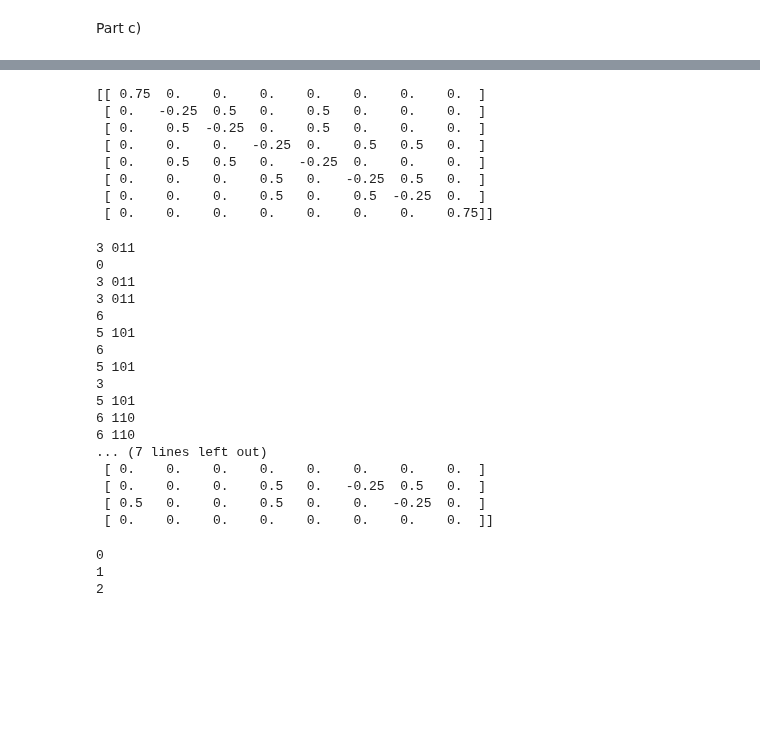
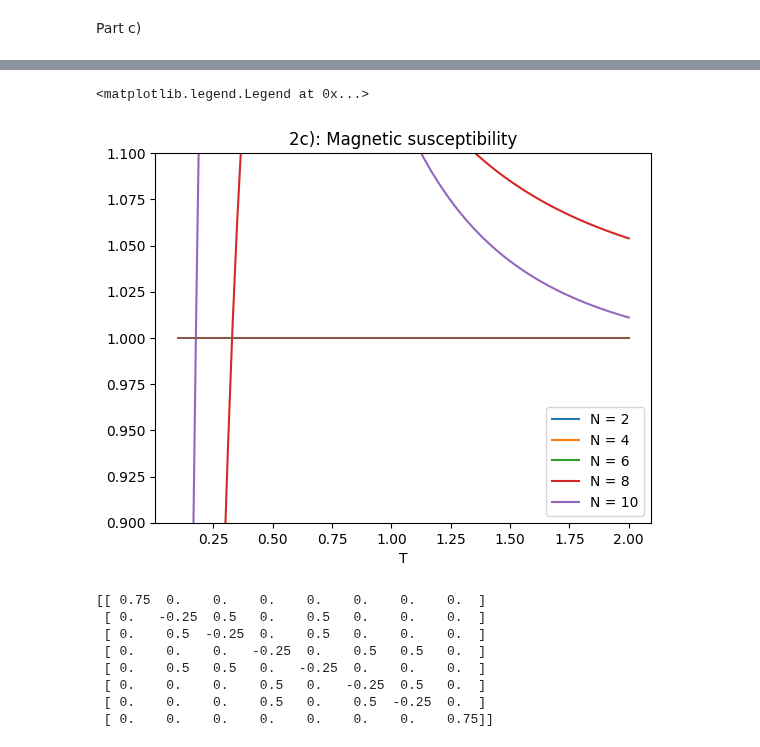
Before and after one commit to corinnawegner/Computational-physics, a Jupyter notebook: Project 6/Problem 2.ipynb, the cells around one changed output, grey strips where cells are left out. Saved outputs shown, nothing was run; the diff lists cells and outputs as text; code cells hidden in the pictures; blank space fills up the shorter version.

```diff
--- a/Project 6/Problem 2.ipynb
+++ b/Project 6/Problem 2.ipynb
@@ -240,3 +253,19 @@ plt.legend()
+# %%
+plt.plot(list_T, np.array(magnetic_susceptibilities[0])/np.array([1/(4*t) for t in list_T]), label="N = 2")
+plt.plot(list_T, np.array(magnetic_susceptibilities[1])/np.array([1/(4*t) for t in list_T]), label="N = 4")
+plt.plot(list_T, np.array(magnetic_susceptibilities[2])/np.array([1/(4*t) for t in list_T]), label="N = 6")
+plt.plot(list_T, np.array(magnetic_susceptibilities[3])/np.array([1/(4*t) for t in list_T]), label="N = 8")
+plt.plot(list_T, np.array(magnetic_susceptibilities[4])/np.array([1/(4*t) for t in list_T]), label="N = 10")
+plt.plot(list_T, np.ones(list_T.shape[0]))
+#plt.plot(list_T, specific_heats[2], label="N = 12") #Todo: Calculate and plot this as well
+#plt.plot(list_T, [3/(13*t**2) for t in list_T])
+plt.title("2c): Magnetic susceptibility")
+plt.xlabel("T")
+plt.ylim(0.9,1.1)
+plt.legend()
+# %% [output]
+<matplotlib.legend.Legend at 0x...>
+[figure, added]
 # %%
 def correlation_spins(spin_sequence, i=0, j=2):
     return spin_sequence[i]*spin_sequence[j]
@@ -304,31 +330,3 @@ def generate_Hamiltonian_for_mz(N, mz):
                 findstate(s_asterisk, b, M)
                 H[a, b] = 1/2
     return H
-# %%
-h = generate_Hamiltonian_for_mz(3, 1/2)
-print(h)
-# %% [output]
-3 011
-0
-3 011
-3 011
-6
-5 101
-6
-5 101
-3
-5 101
-6 110
-6 110
-... (7 lines left out)
- [ 0.    0.    0.    0.    0.    0.    0.    0.  ]
- [ 0.    0.    0.    0.5   0.   -0.25  0.5   0.  ]
- [ 0.5   0.    0.    0.5   0.    0.   -0.25  0.  ]
- [ 0.    0.    0.    0.    0.    0.    0.    0.  ]]
-# %%
-for index, num in enumerate(["a","b","c"]):
-    print(index)
-# %% [output]
-0
-1
-2
```
Also changed, not shown: parts of 10 cells of this notebook.
